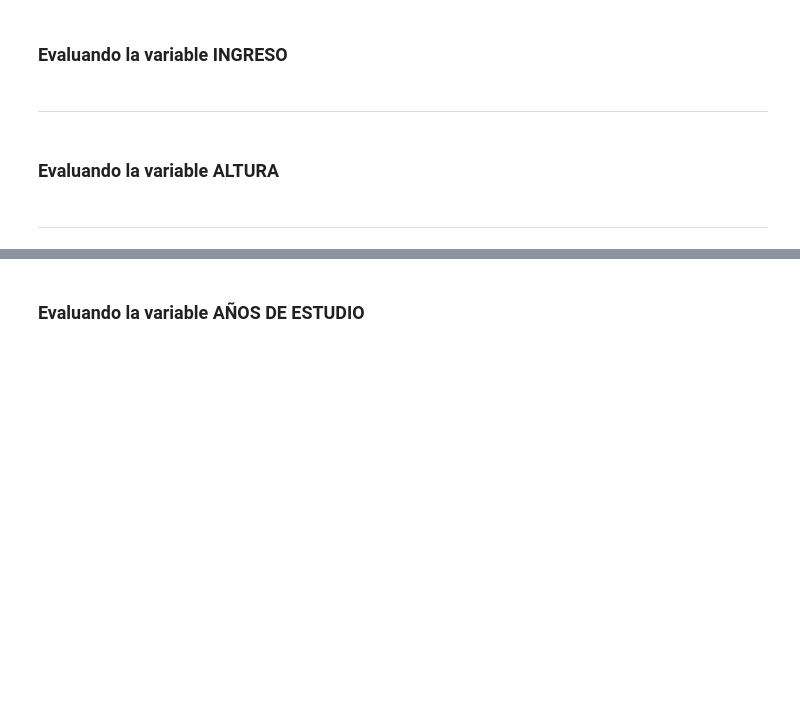
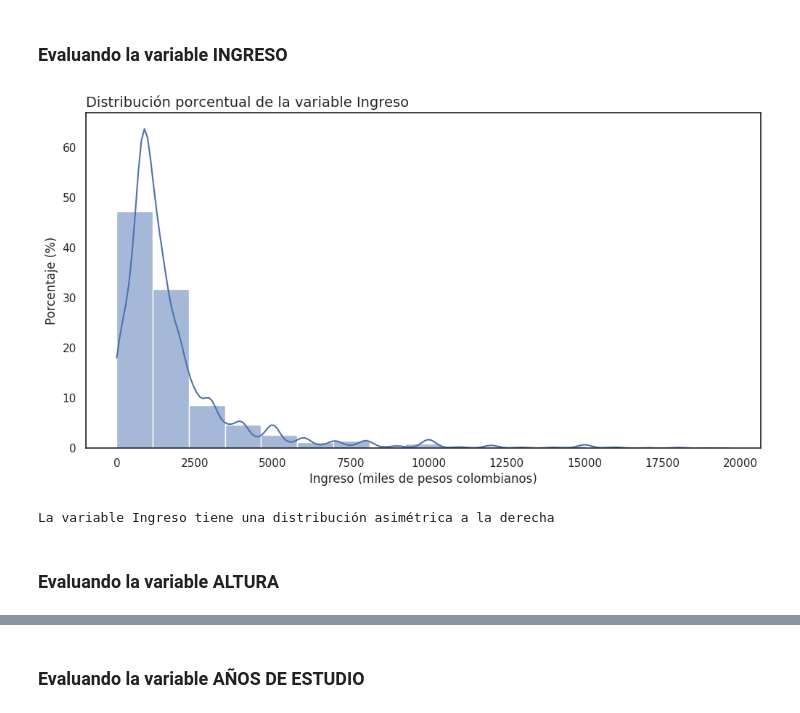
Before and after one commit to JLuceroVasquez/estadistica-con-python-frecuencia-y-medidas, a Jupyter notebook: Curso_de_Estadística_con_Python_1.ipynb, the cells around one changed output, grey strips where cells are left out. Saved outputs shown, nothing was run; the diff lists cells and outputs as text; code cells hidden in the pictures; blank space fills up the shorter version.

```diff
--- a/Curso_de_Estadística_con_Python_1.ipynb
+++ b/Curso_de_Estadística_con_Python_1.ipynb
@@ -577,8 +722,30 @@ La moda se puede definir como el valor más frecuente de un conjunto de datos. L
 # %% [markdown]
 ### Evaluando la variable INGRESO
-# %% [markdown]
-***
+# %%
+#Se crea el lienzo y eje asignando ambos a variables.
+fig, ax = plt.subplots(figsize=(12,6))
+
+#Se crea el gráfico Seaborn sobre el eje de Matplotlib.
+'''
+Para facilitar la visualización de la distribución se redujo a 17 intervalos,
+siendo todos valores menores a 20000 donde se concentran las mayores frecuencia.
+'''
+ax = sns.histplot(data=datos.query("Ingreso < 20000"),
+                  x="Ingreso",
+                  stat="percent",
+                  bins=17,
+                  kde=True)
+#Se personaliza el tamaño y ubicación de los textos con Maplotlib.
+ax.set_title('Distribución porcentual de la variable Ingreso', loc='left', fontsize=14)
+ax.set_xlabel('Ingreso (miles de pesos colombianos)', fontsize=12)
+ax.set_ylabel('Porcentaje (%)')
+
+plt.show()
+# %% [output]
+[figure, added]
+# %%
+distribucion(datos, 'Ingreso')
+# %% [output]
+La variable Ingreso tiene una distribución asimétrica a la derecha
 # %% [markdown]
 ### Evaluando la variable ALTURA
-# %% [markdown]
-***
```
Also changed, not shown: parts of 23 cells of this notebook.
